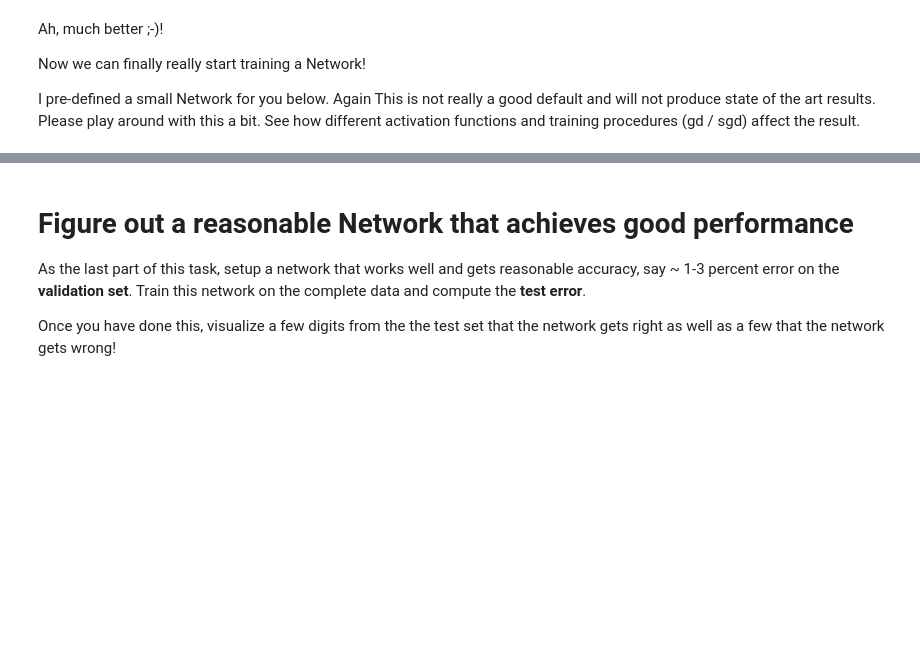
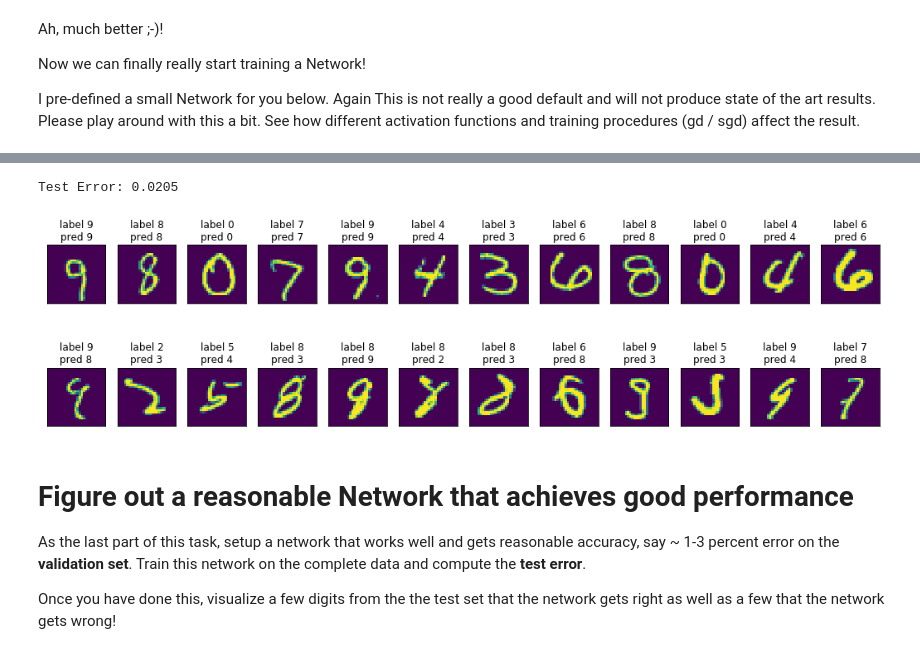
Before and after one commit to js1285/JochenSautterDL, a Jupyter notebook: exercise_1.ipynb, the cells around one changed output, grey strips where cells are left out. Cells and saved outputs as stored; diff of their text form; code cells hidden in the pictures; blank space fills up the shorter version.

```diff
--- a/exercise_1.ipynb
+++ b/exercise_1.ipynb
@@ -804,13 +807,19 @@ input_shape = (None, 28*28)
 layers = [InputLayer(input_shape)]
 layers.append(FullyConnectedLayer(
                 layers[-1],
-                num_units=100,
+                num_units=200,
                 init_stddev=0.01,
                 activation_fun=Activation('tanh')
 ))
 layers.append(FullyConnectedLayer(
                 layers[-1],
-                num_units=100,
+                num_units=200,
+                init_stddev=0.01,
+                activation_fun=Activation('tanh')
+))
+layers.append(FullyConnectedLayer(
+                layers[-1],
+                num_units=200,
                 init_stddev=0.01,
                 activation_fun=Activation('tanh')
 ))
@@ -827,8 +836,8 @@ layers.append(SoftmaxOutput(layers[-1]))
 nn = NeuralNetwork(layers)
 # Train neural network
 t0 = time.time()
-nn.train(X_train, y_train, learning_rate=0.1,
-         max_epochs=10, batch_size=10, descent_type="sgd", y_one_hot=True)
+nn.train(X_train, y_train, X_valid, y_valid, learning_rate=0.4,
+         max_epochs=20, batch_size=60, descent_type="sgd", y_one_hot=True)
 t1 = time.time()
 print('Duration: {:.1f}s'.format(t1-t0))
 # %% [output]
@@ -848,3 +861,51 @@ Duration: 92.2s
+# %%
+# Test Error
+test_err = nn.classification_error(X_test,y_test)
+print("Test Error: {}".format(test_err))
+# %% [output]
+Test Error: 0.0205
+# %%
+start = 24        # starting point in Lists of Images to be displayed
+n_images = 12     # number of images
+
+y_valid_pred = unhot(nn.predict(X_valid))
+
+# print("y_valid_pred \n{}".format(y_valid_pred[:20]))
+# print("y_valid \n{}".format(y_valid[:20]))
+
+X_True =  X_valid[y_valid == y_valid_pred]
+L_True =  y_valid[y_valid == y_valid_pred]
+L_True_pred = y_valid_pred[y_valid == y_valid_pred]
+
+X_False = X_valid[y_valid != y_valid_pred]
+L_False = y_valid[y_valid != y_valid_pred]
+L_False_pred = y_valid_pred[y_valid != y_valid_pred]
+
+True_images = X_True[start:n_images+start][:].reshape(n_images,28,28)
+True_Labels = L_True[start:n_images+start]
+True_Labels_pred = L_True_pred[start:n_images+start]
+False_images = X_False[start:n_images+start][:].reshape(n_images,28,28)
+False_Labels = L_False[start:n_images+start]
+False_Labels_pred = L_False_pred[start:n_images+start]
+
+fig, axes = plt.subplots(2, n_images, squeeze=False, figsize=(18,5))
+axes[0][0].set_title('True positives')
+
+for i in range(n_images):
+        axes[0][i].imshow(True_images[i], interpolation='nearest')
+        axes[0][i].set_title('label ' + str(True_Labels[i])+ '\n' + 'pred ' + str(True_Labels_pred[i]))
+        axes[0][i].grid(False)
+        axes[0][i].set_xticks([])
+        axes[0][i].set_yticks([])
+
+for i in range(n_images):
+        axes[1][i].imshow(False_images[i], interpolation='nearest')
+        axes[1][i].set_title('label ' + str(False_Labels[i])+ '\n' + 'pred ' + str(False_Labels_pred[i]))
+        axes[1][i].grid(False)
+        axes[1][i].set_xticks([])
+        axes[1][i].set_yticks([])
+# %% [output]
+[figure, added]
 # %% [markdown]
 # Figure out a reasonable Network that achieves good performance
 As the last part of this task, setup a network that works well and gets reasonable accuracy, say ~ 1-3 percent error on the **validation set**.
```
Also changed, not shown: parts of 7 cells of this notebook.
